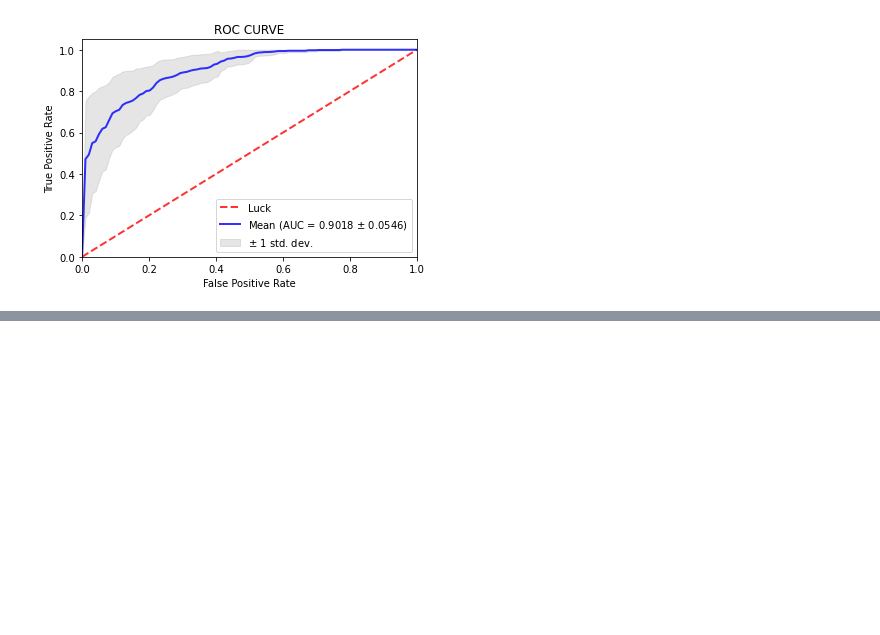
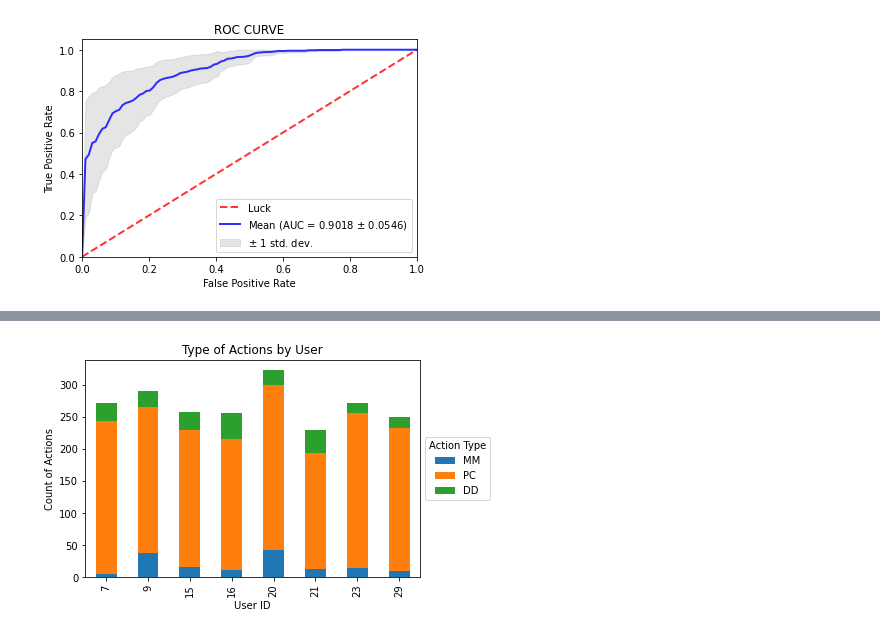
Before and after one commit to killzone10/mouse_dynamics, a Jupyter notebook: main.ipynb, the cells around one changed output, grey strips where cells are left out. Saved outputs shown, nothing was run; the diff lists cells and outputs as text; code cells hidden in the pictures; blank space fills up the shorter version.

```diff
--- a/main.ipynb
+++ b/main.ipynb
@@ -382,0 +401,4 @@ nonLegalityAnalyser(path)
+# %%
+balabitAnalyser.plotTypeOfActions(True)
+# %% [output]
+[figure, added]
```
Also changed, not shown: parts of 20 cells of this notebook, 6 other files.
